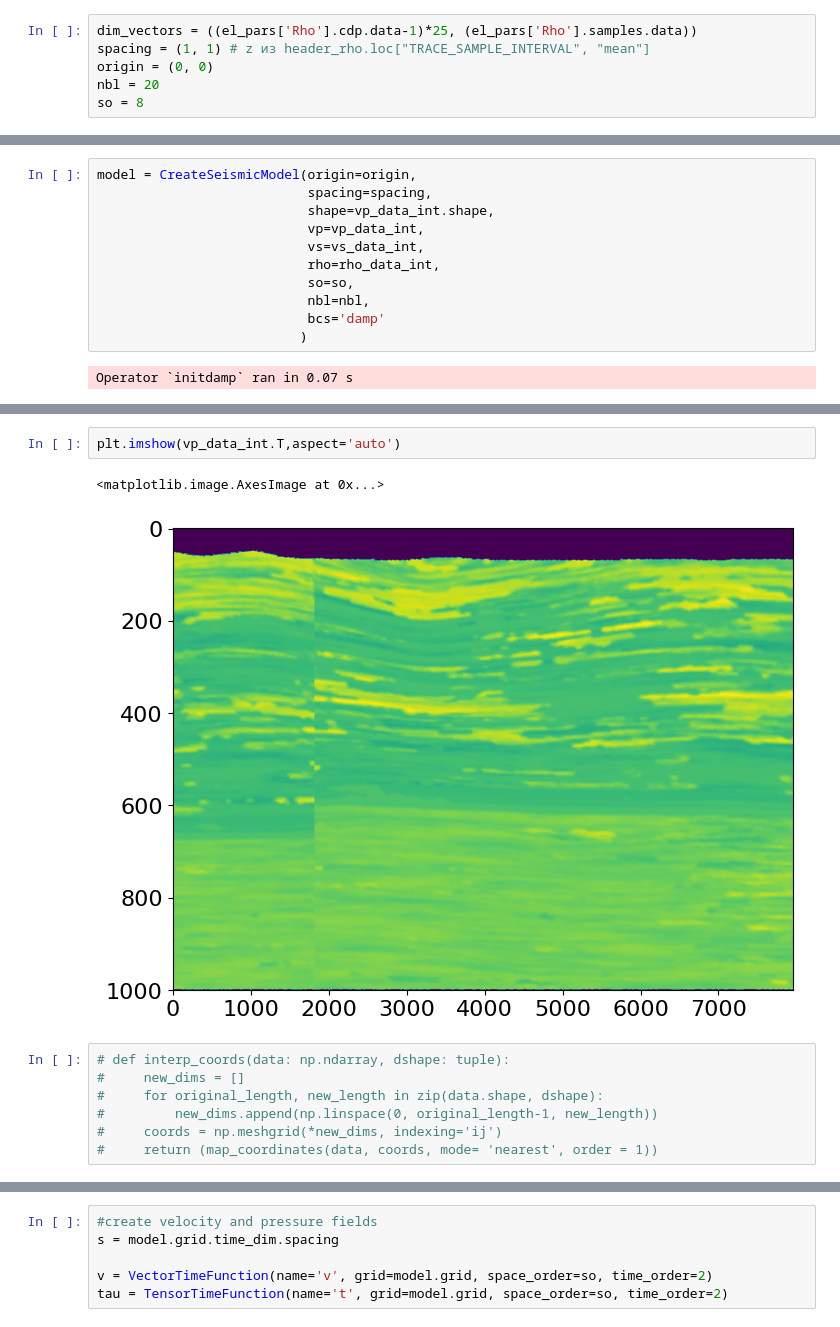
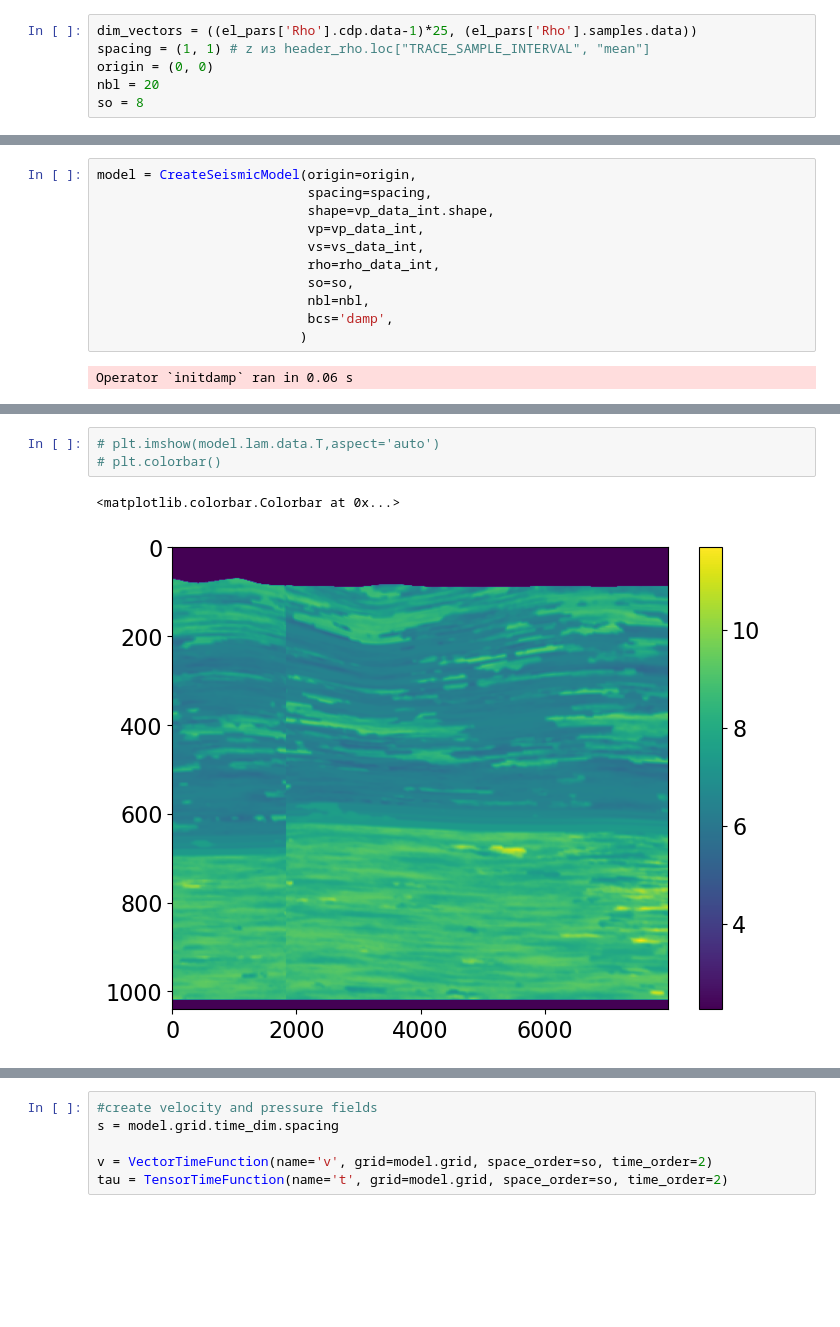
Before and after one commit to spaceswimmer/Seismic_modeling, a Jupyter notebook: 2d_vankor.ipynb, the cells around one changed output, grey strips where cells are left out. Drawn from its saved outputs; the diff is of its cells as text; blank space fills up the shorter version.

```diff
--- a/2d_vankor.ipynb
+++ b/2d_vankor.ipynb
@@ -146,10 +112,10 @@ model = CreateSeismicModel(origin=origin,
                            rho=rho_data_int,
                            so=so,
                            nbl=nbl,
-                           bcs='damp'
+                           bcs='damp',
                           )
 # %% [output]
-Operator `initdamp` ran in 0.07 s
+Operator `initdamp` ran in 0.06 s
 # %%
 plt.imshow(model.b.data.T, aspect='auto')
 plt.colorbar()
@@ -157,17 +123,11 @@ plt.colorbar()
 <matplotlib.colorbar.Colorbar at 0x...>
 [figure]
 # %%
-plt.imshow(vp_data_int.T,aspect='auto')
+# plt.imshow(model.lam.data.T,aspect='auto')
+# plt.colorbar()
 # %% [output]
-<matplotlib.image.AxesImage at 0x...>
+<matplotlib.colorbar.Colorbar at 0x...>
-[figure, old version]
+[figure, new version]
-# %%
-# def interp_coords(data: np.ndarray, dshape: tuple):
-#     new_dims = []
-#     for original_length, new_length in zip(data.shape, dshape):
-#         new_dims.append(np.linspace(0, original_length-1, new_length))
-#     coords = np.meshgrid(*new_dims, indexing='ij')
-#     return (map_coordinates(data, coords, mode= 'nearest', order = 1))
 # %%
 model.critical_dt
 # %% [output]
```
Also changed, not shown: parts of 16 cells of this notebook.
